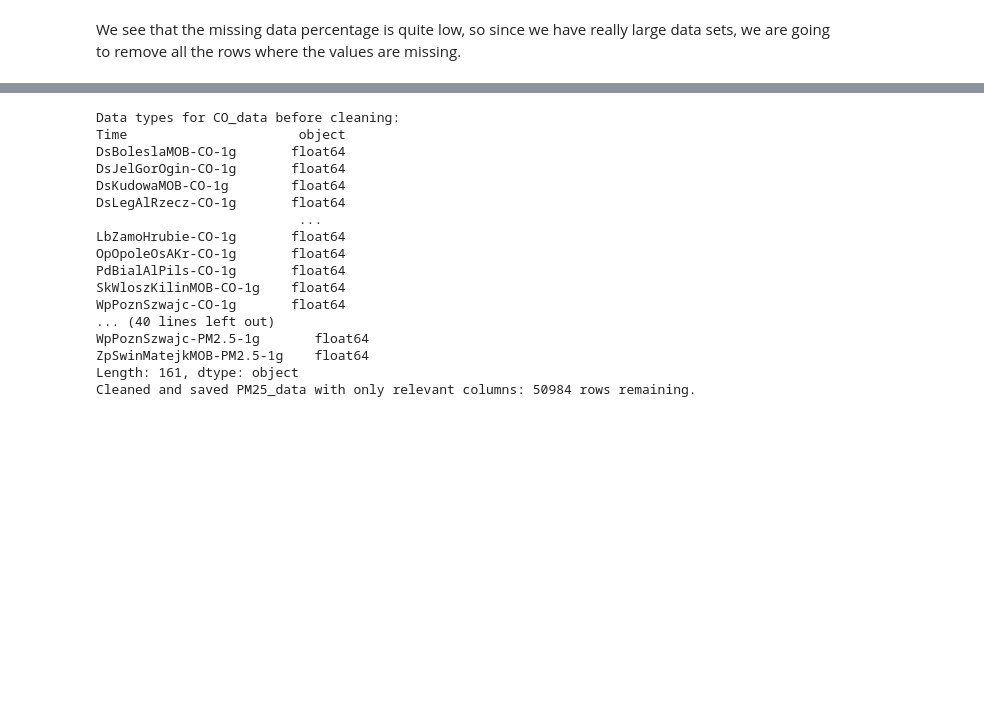
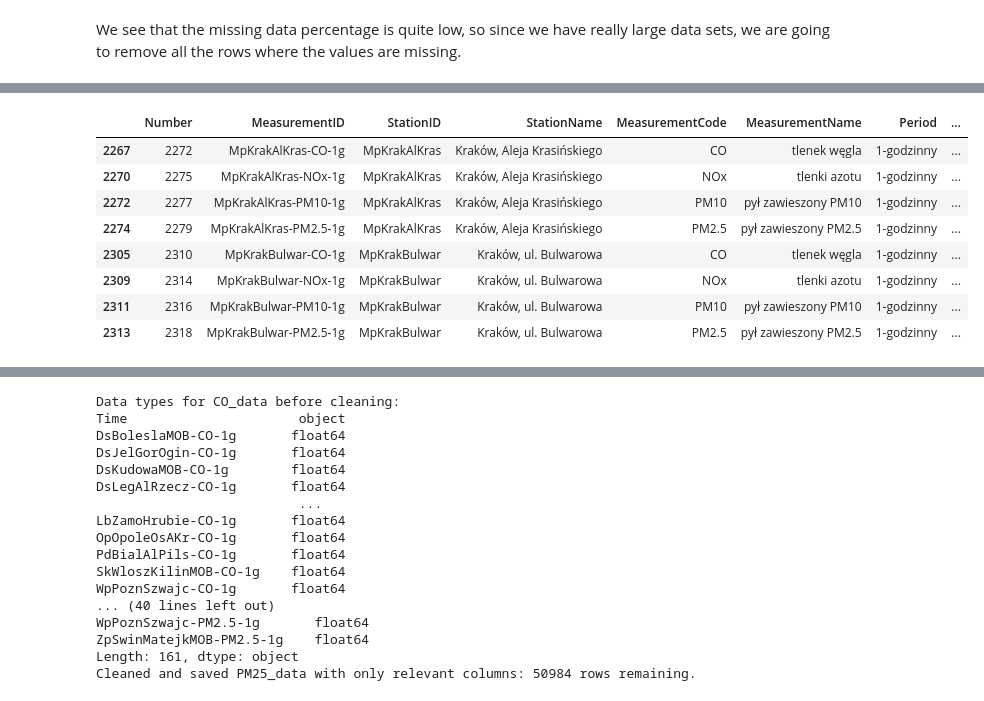
Before and after one commit to mina-naseh/environmental-data-analysis, a Jupyter notebook: Frania_Naseh_Project1.ipynb, the cells around one changed output, grey strips where cells are left out. Cells and saved outputs as stored; diff of their text form; code cells hidden in the pictures; blank space fills up the shorter version.

```diff
--- a/Frania_Naseh_Project1.ipynb
+++ b/Frania_Naseh_Project1.ipynb
@@ -17,7 +17,7 @@ https://www.kaggle.com/datasets/wisekinder/poland-air-quality-monitoring-dataset
 
 After downloading the dataset, put the unzipped data in the correct directory to run the code.
 # %%
-# In this cell change, change path to the folder where the data is stored
+# In this cell, change path to the folder where the data is stored
 
 # path to the downloaded data files
 # path = '/Users/aleksandra/Documents/UNI/environmental_data_project_1'
@@ -29,6 +29,9 @@ folder_of_interest = 'joint_data_2017-2023'
 # path to the folder of interest
 # data_dir = path + '/'
 data_dir = path + '/' + folder_of_interest + '/'
+
+metadata_dir = path + '/' + 'stations_metadata.csv'
+metadata2_dir = path + '/' + 'stations_metadata2.csv'
 # %%
 # dictionary of the datasets of interest
 datasets = {
@@ -132,0 +181,29 @@ We see that the missing data percentage is quite low, so since we have really la
+# %%
+# Define only the columns we need
+columns_to_use = [
+    'Number', 'MeasuremntID', 'StationID', 'StationName',
+    'MeasurementCode', 'MeasurmentName', 'Period',
+    'MeasurementType', 'StartDate', 'TerminationDate',
+    'State', 'Area'
+]
+
+# Read the CSV
+metadata2_cleaned = pd.read_csv(metadata2_dir, delimiter=';', usecols=columns_to_use)
+
+# Fix any typos in the column names
+metadata2_cleaned = metadata2_cleaned.rename(columns={
+    'MeasuremntID': 'MeasurementID',
+    'MeasurmentName': 'MeasurementName'
+})
+
+metadata2_cleaned[metadata2_cleaned['MeasurementID'].isin(results_df['Column'])]
+# %% [output]
+|  | Number | MeasurementID | StationID | StationName | MeasurementCode | MeasurementName | Period | ... |
+| 2267 | 2272 | MpKrakAlKras-CO-1g | MpKrakAlKras | Kraków, Aleja Krasińskiego | CO | tlenek węgla | 1-godzinny | ... |
+| 2270 | 2275 | MpKrakAlKras-NOx-1g | MpKrakAlKras | Kraków, Aleja Krasińskiego | NOx | tlenki azotu | 1-godzinny | ... |
+| 2272 | 2277 | MpKrakAlKras-PM10-1g | MpKrakAlKras | Kraków, Aleja Krasińskiego | PM10 | pył zawieszony PM10 | 1-godzinny | ... |
+| 2274 | 2279 | MpKrakAlKras-PM2.5-1g | MpKrakAlKras | Kraków, Aleja Krasińskiego | PM2.5 | pył zawieszony PM2.5 | 1-godzinny | ... |
+| 2305 | 2310 | MpKrakBulwar-CO-1g | MpKrakBulwar | Kraków, ul. Bulwarowa | CO | tlenek węgla | 1-godzinny | ... |
+| 2309 | 2314 | MpKrakBulwar-NOx-1g | MpKrakBulwar | Kraków, ul. Bulwarowa | NOx | tlenki azotu | 1-godzinny | ... |
+| 2311 | 2316 | MpKrakBulwar-PM10-1g | MpKrakBulwar | Kraków, ul. Bulwarowa | PM10 | pył zawieszony PM10 | 1-godzinny | ... |
+| 2313 | 2318 | MpKrakBulwar-PM2.5-1g | MpKrakBulwar | Kraków, ul. Bulwarowa | PM2.5 | pył zawieszony PM2.5 | 1-godzinny | ... |
```
Also changed, not shown: parts of 6 cells of this notebook.
